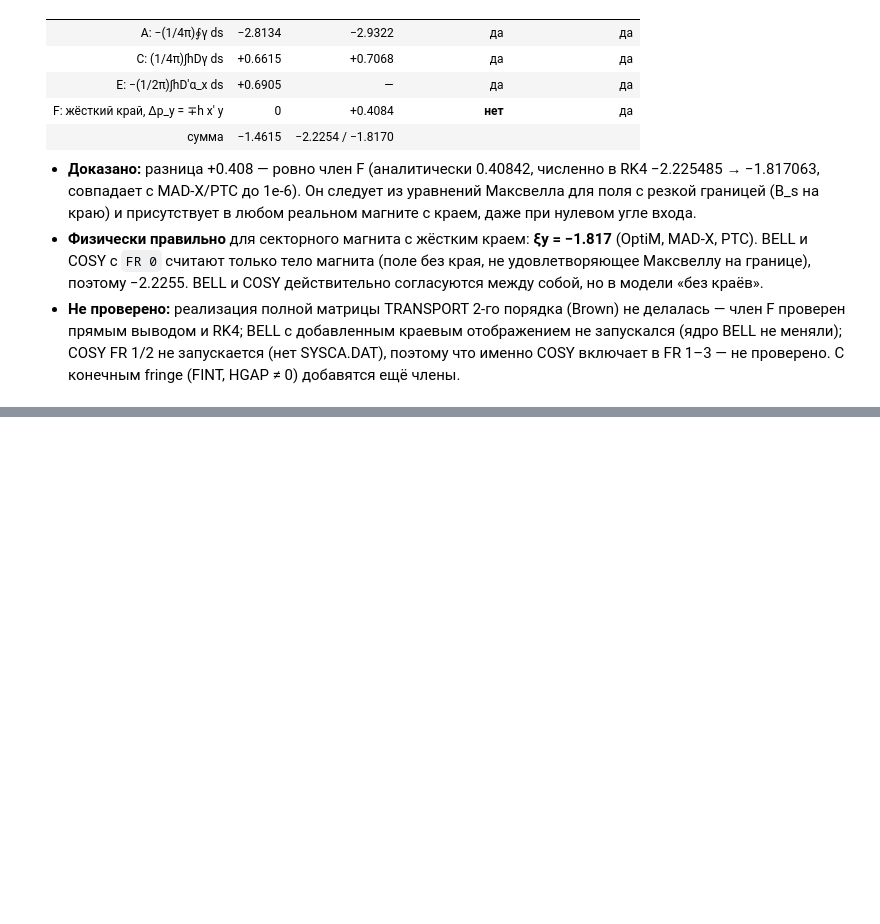
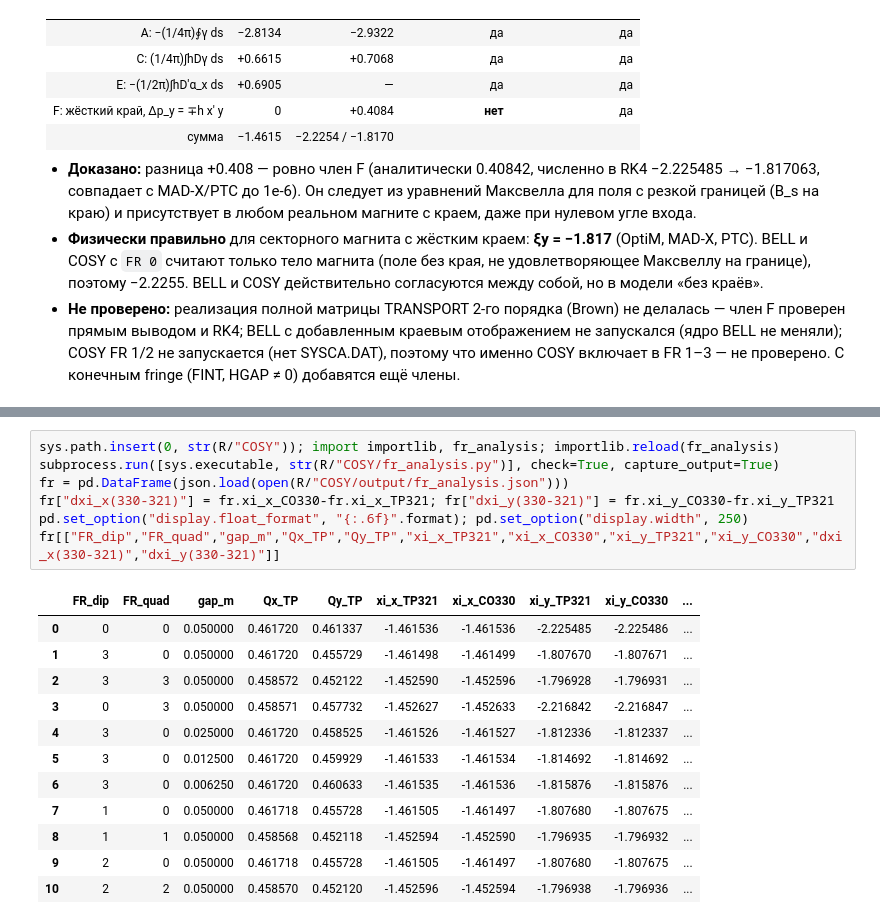
Before and after one commit to sergeybell/SCT_2, a Jupyter notebook: chromaticity/analysis/analysis.ipynb, the cells around one changed output, grey strips where cells are left out. Saved outputs shown, nothing was run; the diff lists cells and outputs as text; blank space fills up the shorter version.

```diff
--- a/chromaticity/analysis/analysis.ipynb
+++ b/chromaticity/analysis/analysis.ipynb
@@ -863,0 +961,20 @@ EDGE sign +1: Q0 [0.46172015 0.46133732] xi [-1.46153562 -1.81706334]
+# %%
+sys.path.insert(0, str(R/"COSY")); import importlib, fr_analysis; importlib.reload(fr_analysis)
+subprocess.run([sys.executable, str(R/"COSY/fr_analysis.py")], check=True, capture_output=True)
+fr = pd.DataFrame(json.load(open(R/"COSY/output/fr_analysis.json")))
+fr["dxi_x(330-321)"] = fr.xi_x_CO330-fr.xi_x_TP321; fr["dxi_y(330-321)"] = fr.xi_y_CO330-fr.xi_y_TP321
+pd.set_option("display.float_format", "{:.6f}".format); pd.set_option("display.width", 250)
+fr[["FR_dip","FR_quad","gap_m","Qx_TP","Qy_TP","xi_x_TP321","xi_x_CO330","xi_y_TP321","xi_y_CO330","dxi_x(330-321)","dxi_y(330-321)"]]
+# %% [output]
+|  | FR_dip | FR_quad | gap_m | Qx_TP | Qy_TP | xi_x_TP321 | xi_x_CO330 | xi_y_TP321 | xi_y_CO330 | ... |
+| 0 | 0 | 0 | 0.050000 | 0.461720 | 0.461337 | -1.461536 | -1.461536 | -2.225485 | -2.225486 | ... |
+| 1 | 3 | 0 | 0.050000 | 0.461720 | 0.455729 | -1.461498 | -1.461499 | -1.807670 | -1.807671 | ... |
+| 2 | 3 | 3 | 0.050000 | 0.458572 | 0.452122 | -1.452590 | -1.452596 | -1.796928 | -1.796931 | ... |
+| 3 | 0 | 3 | 0.050000 | 0.458571 | 0.457732 | -1.452627 | -1.452633 | -2.216842 | -2.216847 | ... |
+| 4 | 3 | 0 | 0.025000 | 0.461720 | 0.458525 | -1.461526 | -1.461527 | -1.812336 | -1.812337 | ... |
+| 5 | 3 | 0 | 0.012500 | 0.461720 | 0.459929 | -1.461533 | -1.461534 | -1.814692 | -1.814692 | ... |
+| 6 | 3 | 0 | 0.006250 | 0.461720 | 0.460633 | -1.461535 | -1.461536 | -1.815876 | -1.815876 | ... |
+| 7 | 1 | 0 | 0.050000 | 0.461718 | 0.455728 | -1.461505 | -1.461497 | -1.807680 | -1.807675 | ... |
+| 8 | 1 | 1 | 0.050000 | 0.458568 | 0.452118 | -1.452594 | -1.452590 | -1.796935 | -1.796932 | ... |
+| 9 | 2 | 0 | 0.050000 | 0.461718 | 0.455728 | -1.461505 | -1.461497 | -1.807680 | -1.807675 | ... |
+| 10 | 2 | 2 | 0.050000 | 0.458570 | 0.452120 | -1.452596 | -1.452594 | -1.796938 | -1.796936 | ... |
```
Also changed, not shown: parts of 10 cells of this notebook, 24 other files.
